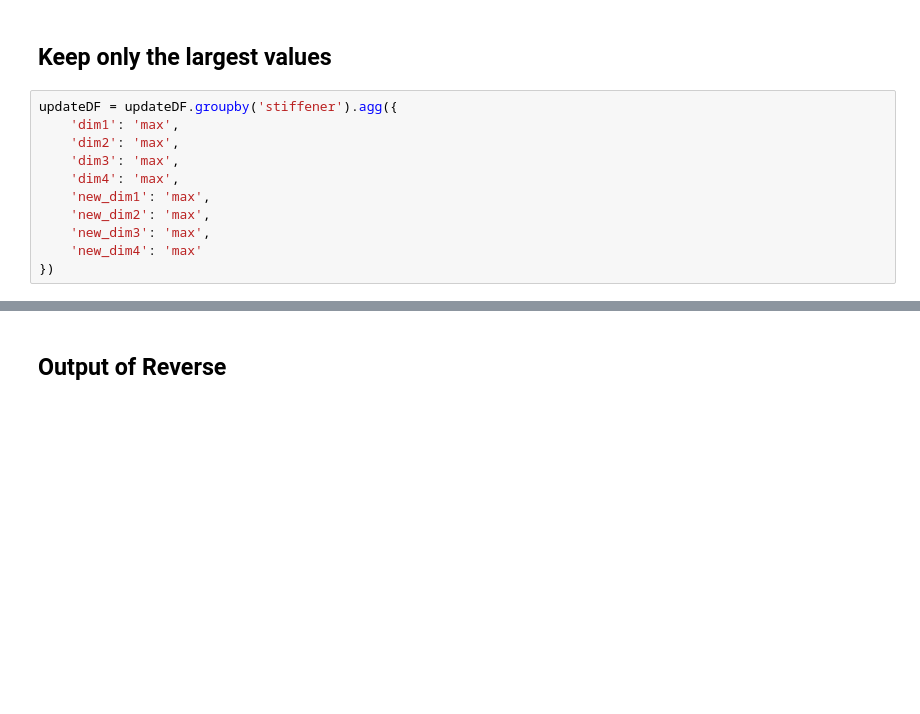
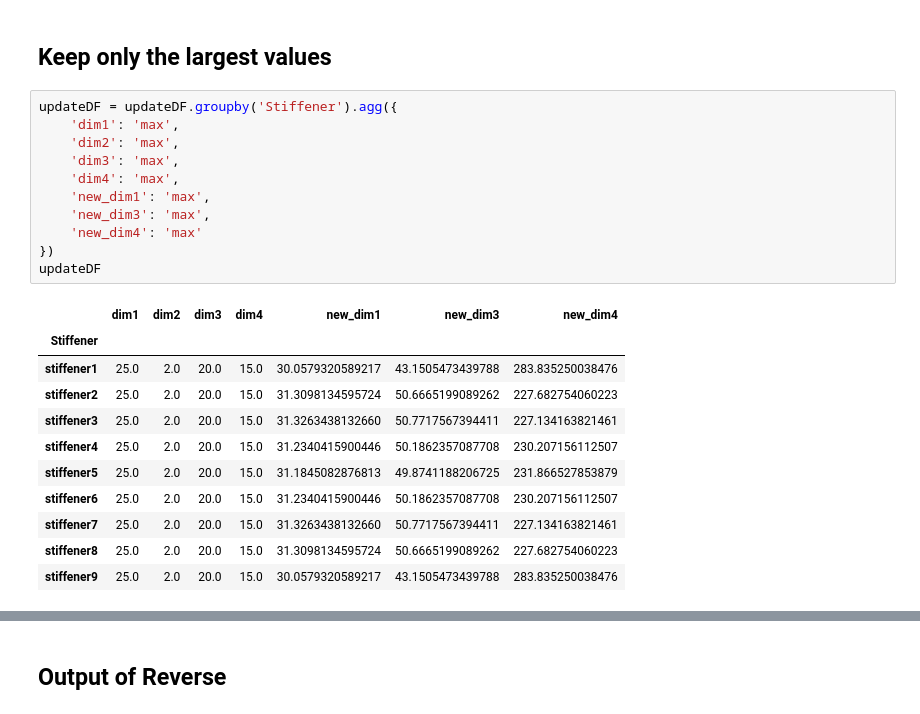
Before and after one commit to fabianober/tum-ase-project-2025-1_2, a Jupyter notebook: prototyping_notebooks/task_1f.ipynb, the cells around one changed output, grey strips where cells are left out. Drawn from its saved outputs; the diff is of its cells as text; blank space fills up the shorter version.

```diff
--- a/prototyping_notebooks/task_1f.ipynb
+++ b/prototyping_notebooks/task_1f.ipynb
@@ -520,13 +535,25 @@ updateDF = updateDF.drop(['Volume' ,'thickness' , 'sigma_XX_avg', 'I_yy',  'area
 # %% [markdown]
 ## Keep only the largest values
 # %%
-updateDF = updateDF.groupby('stiffener').agg({
+updateDF = updateDF.groupby('Stiffener').agg({
     'dim1': 'max',
     'dim2': 'max',
     'dim3': 'max',
     'dim4': 'max',
     'new_dim1': 'max',
-    'new_dim2': 'max',
     'new_dim3': 'max',
     'new_dim4': 'max'
 })
+updateDF
+# %% [output]
+|  | dim1 | dim2 | dim3 | dim4 | new_dim1 | new_dim3 | new_dim4 |
+| Stiffener |  |  |  |  |  |  |  |
+| stiffener1 | 25.0 | 2.0 | 20.0 | 15.0 | 30.0579320589217 | 43.1505473439788 | 283.835250038476 |
+| stiffener2 | 25.0 | 2.0 | 20.0 | 15.0 | 31.3098134595724 | 50.6665199089262 | 227.682754060223 |
+| stiffener3 | 25.0 | 2.0 | 20.0 | 15.0 | 31.3263438132660 | 50.7717567394411 | 227.134163821461 |
+| stiffener4 | 25.0 | 2.0 | 20.0 | 15.0 | 31.2340415900446 | 50.1862357087708 | 230.207156112507 |
+| stiffener5 | 25.0 | 2.0 | 20.0 | 15.0 | 31.1845082876813 | 49.8741188206725 | 231.866527853879 |
+| stiffener6 | 25.0 | 2.0 | 20.0 | 15.0 | 31.2340415900446 | 50.1862357087708 | 230.207156112507 |
+| stiffener7 | 25.0 | 2.0 | 20.0 | 15.0 | 31.3263438132660 | 50.7717567394411 | 227.134163821461 |
+| stiffener8 | 25.0 | 2.0 | 20.0 | 15.0 | 31.3098134595724 | 50.6665199089262 | 227.682754060223 |
+| stiffener9 | 25.0 | 2.0 | 20.0 | 15.0 | 30.0579320589217 | 43.1505473439788 | 283.835250038476 |
```
Also changed, not shown: parts of 24 cells of this notebook, 6 other files.
